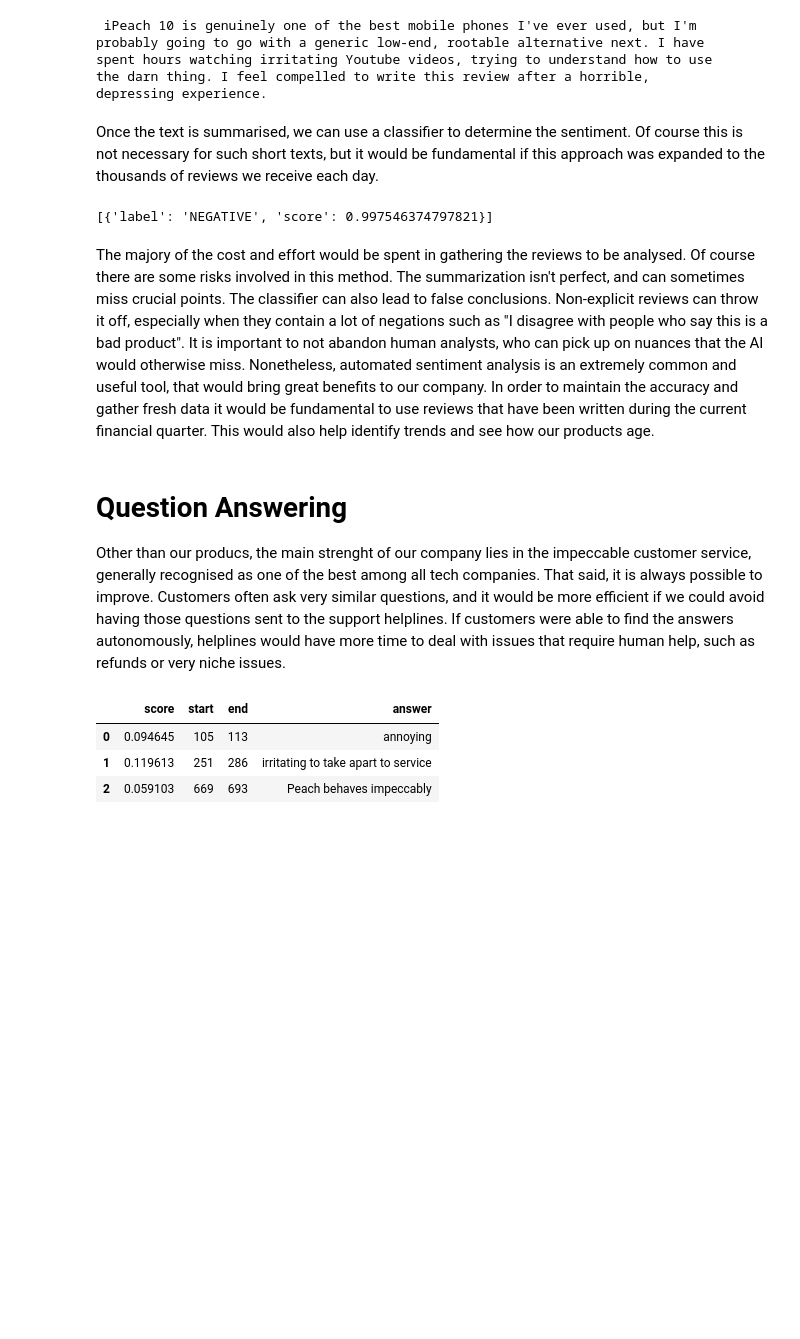
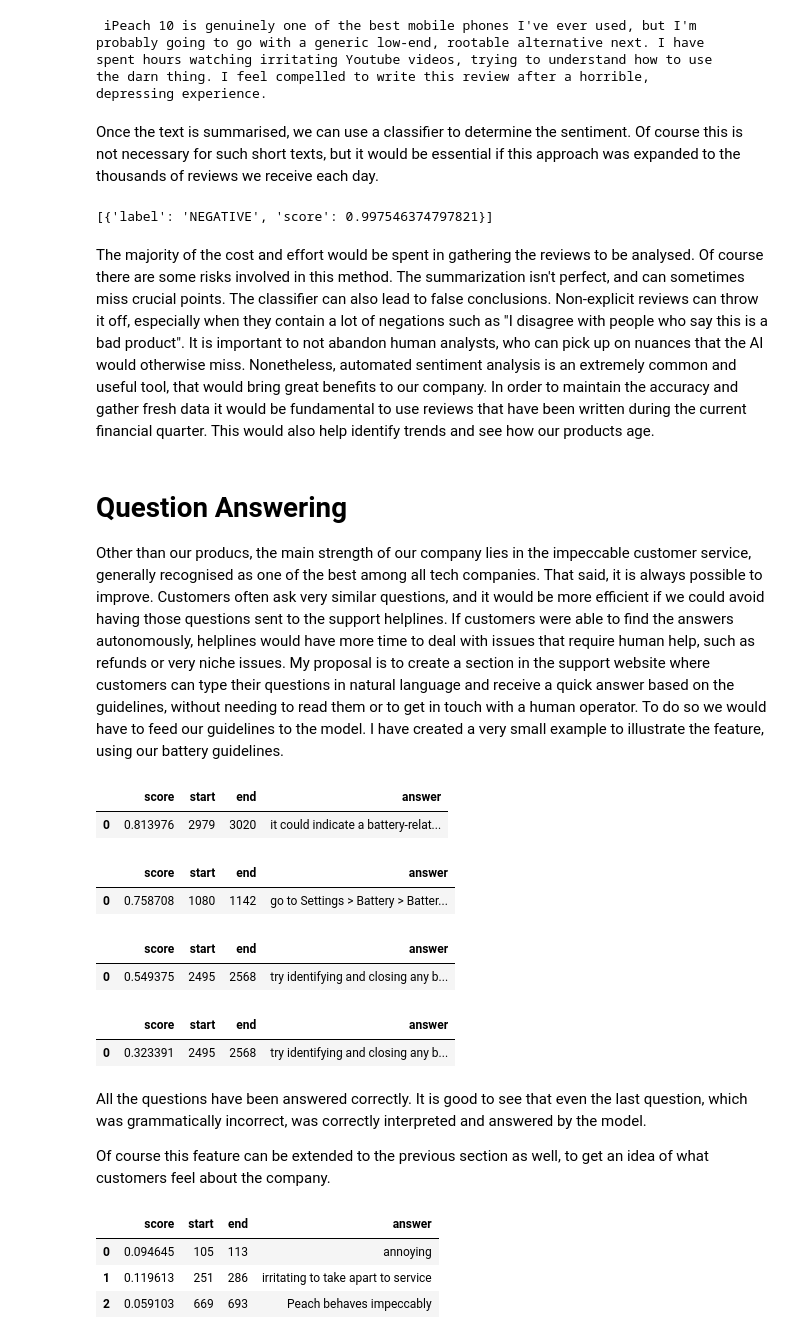
Before and after one commit to giuliamidulla/experiments, a Jupyter notebook: Section_3_Giulia_Midulla_23330406 (1).ipynb, the cells around one changed output. Cells and saved outputs as stored; diff of their text form; code cells hidden in the pictures; blank space fills up the shorter version.

```diff
--- a/Section_3_Giulia_Midulla_23330406 (1).ipynb
+++ b/Section_3_Giulia_Midulla_23330406 (1).ipynb
@@ -56,17 +47,18 @@ spent hours watching irritating Youtube videos, trying to understand how to use
 the darn thing. I feel compelled to write this review after a horrible,
 depressing experience.
 # %% [markdown]
-Once the text is summarised, we can use a classifier to determine the sentiment. Of course this is not necessary for such short texts, but it would be fundamental if this approach was expanded to the thousands of reviews we receive each day.
+Once the text is summarised, we can use a classifier to determine the sentiment. Of course this is not necessary for such short texts, but it would be essential if this approach was expanded to the thousands of reviews we receive each day.
 # %%
 gen_sentiment = classifier(outputs[0]['summary_text'])
 print(gen_sentiment)
 # %% [output]
 [{'label': 'NEGATIVE', 'score': 0.997546374797821}]
 # %% [markdown]
-The majory of the cost and effort would be spent in gathering the reviews to be analysed. Of course there are some risks involved in this method. The summarization isn't perfect, and can sometimes miss crucial points. The classifier can also lead to false conclusions. Non-explicit reviews can throw it off, especially when they contain a lot of negations such as "I disagree with people who say this is a bad product". It is important to not abandon human analysts, who can pick up on nuances that the AI would otherwise miss. Nonetheless, automated sentiment analysis is an extremely common and useful tool, that would bring great benefits to our company.
+The majority of the cost and effort would be spent in gathering the reviews to be analysed. Of course there are some risks involved in this method. The summarization isn't perfect, and can sometimes miss crucial points. The classifier can also lead to false conclusions. Non-explicit reviews can throw it off, especially when they contain a lot of negations such as "I disagree with people who say this is a bad product". It is important to not abandon human analysts, who can pick up on nuances that the AI would otherwise miss. Nonetheless, automated sentiment analysis is an extremely common and useful tool, that would bring great benefits to our company.
 In order to maintain the accuracy and gather fresh data it would be fundamental to use reviews that have been written during the current financial quarter. This would also help identify trends and see how our products age.
 # %% [markdown]
 # Question Answering
 
-Other than our producs, the main strenght of our company lies in the impeccable customer service, generally recognised as one of the best among all tech companies.
+Other than our producs, the main strength of our company lies in the impeccable customer service, generally recognised as one of the best among all tech companies.
 That said, it is always possible to improve. Customers often ask very similar questions, and it would be more efficient if we could avoid having those questions sent to the support helplines. If customers were able to find the answers autonomously, helplines would have more time to deal with issues that require human help, such as refunds or very niche issues.
+My proposal is to create a section in the support website where customers can type their questions in natural language and receive a quick answer based on the guidelines, without needing to read them or to get in touch with a human operator. To do so we would have to feed our guidelines to the model. I have created a very small example to illustrate the feature, using our battery guidelines.
@@ -73,3 +68,47 @@ That said, it is always possible to improve. Customers often ask very similar qu
+# %%
+question = "Why does my device shut down unexpectedly?"
+answer_outputs = []
+answer_output = reader(question=question, context=battery_care_guide, padding=True, truncation=True)
+answer_outputs.append(answer_output)
+df = pd.DataFrame(answer_outputs)
+pd.DataFrame(answer_outputs)
+# %% [output]
+|  | score | start | end | answer |
+| 0 | 0.813976 | 2979 | 3020 | it could indicate a battery-relat... |
+# %%
+question = "How do I check my battery health?"
+answer_outputs = []
+answer_output = reader(question=question, context=battery_care_guide, padding=True, truncation=True)
+answer_outputs.append(answer_output)
+df = pd.DataFrame(answer_outputs)
+pd.DataFrame(answer_outputs)
+# %% [output]
+|  | score | start | end | answer |
+| 0 | 0.758708 | 1080 | 1142 | go to Settings > Battery > Batter... |
+# %%
+question = "Why does my battery drain so quickly?"
+answer_outputs = []
+answer_output = reader(question=question, context=battery_care_guide, padding=True, truncation=True)
+answer_outputs.append(answer_output)
+df = pd.DataFrame(answer_outputs)
+pd.DataFrame(answer_outputs)
+# %% [output]
+|  | score | start | end | answer |
+| 0 | 0.549375 | 2495 | 2568 | try identifying and closing any b... |
+# %%
+question = "Why do my batttery drain so quickly!!?"
+answer_outputs = []
+answer_output = reader(question=question, context=battery_care_guide, padding=True, truncation=True)
+answer_outputs.append(answer_output)
+df = pd.DataFrame(answer_outputs)
+pd.DataFrame(answer_outputs)
+# %% [output]
+|  | score | start | end | answer |
+| 0 | 0.323391 | 2495 | 2568 | try identifying and closing any b... |
+# %% [markdown]
+All the questions have been answered correctly. It is good to see that even the last question, which was grammatically incorrect, was correctly interpreted and answered by the model.
+
+Of course this feature can be extended to the previous section as well, to get an idea of what customers feel about the company.
 # %%
 reader = pipeline("question-answering")
 question = "What is the customer's opinion of Peach?"
```
Also changed, not shown: parts of 4 cells of this notebook.
